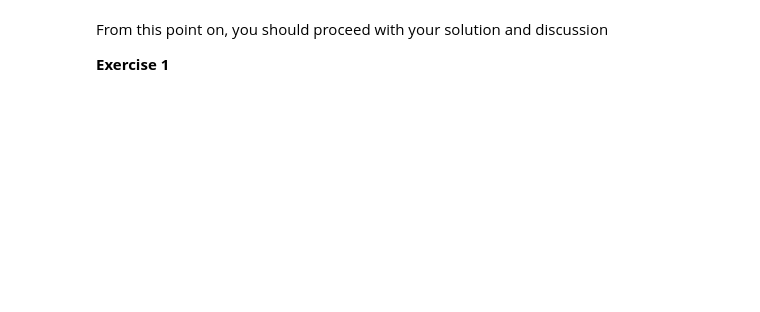
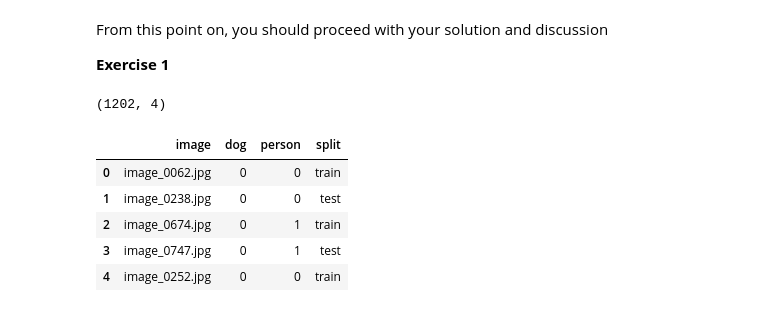
Before and after one commit to olile11/Inf1015-projects, a Jupyter notebook: Computer_assignment_1_template.ipynb, the cells around one changed output. Drawn from its saved outputs; the diff is of its cells as text; code cells hidden in the pictures; blank space fills up the shorter version.

```diff
--- a/Computer_assignment_1_template.ipynb
+++ b/Computer_assignment_1_template.ipynb
@@ -21,3 +23,17 @@ programa o archivo por lotes ejecutable.
 From this point on, you should proceed with your solution and discussion
 
 **Exercise 1**
+# %%
+ann = pd.read_csv("annotations.csv")
+print(ann.shape)
+display(ann.head())
+train_path = ann[ann["split"] == "train"]
+valid_path  = ann[ann["split"] == "test"]
+# %% [output]
+(1202, 4)
+|  | image | dog | person | split |
+| 0 | image_0062.jpg | 0 | 0 | train |
+| 1 | image_0238.jpg | 0 | 0 | test |
+| 2 | image_0674.jpg | 0 | 1 | train |
+| 3 | image_0747.jpg | 0 | 1 | test |
+| 4 | image_0252.jpg | 0 | 0 | train |
```
Also changed, not shown: parts of 9 cells of this notebook.
